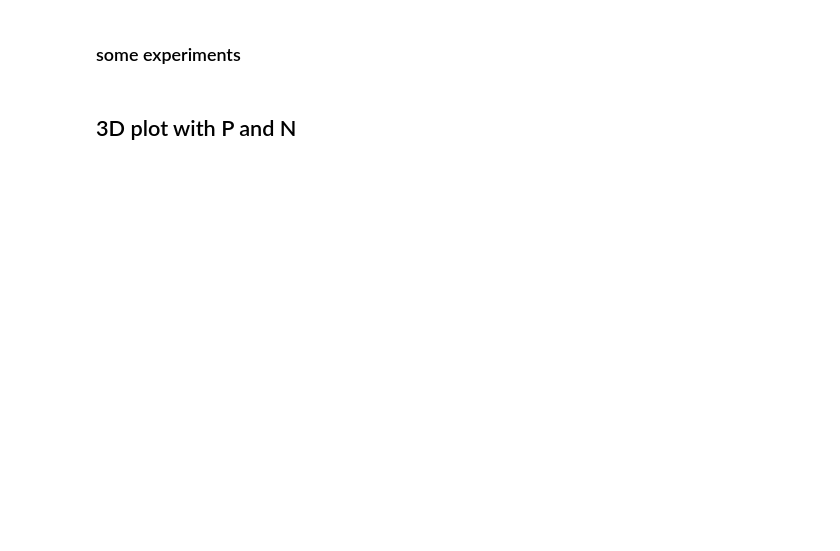
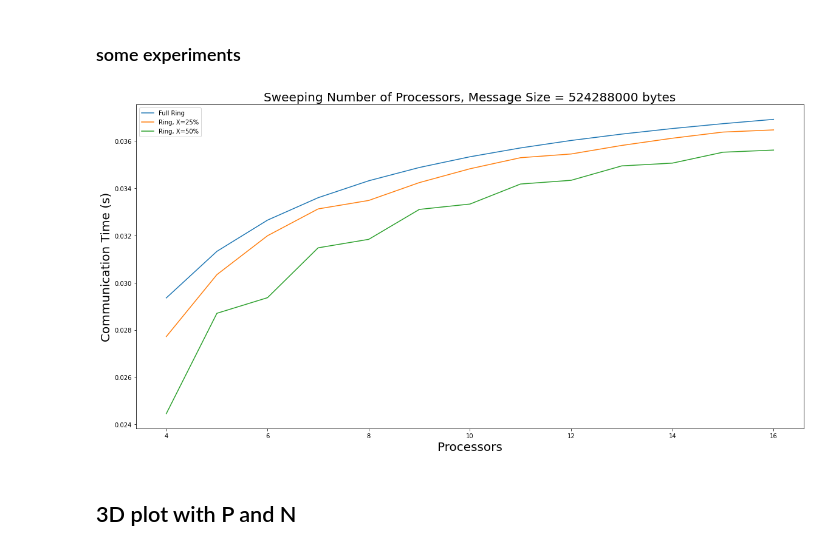
Before and after one commit to Yassawe/cost_models, a Jupyter notebook: main.ipynb, the cells around one changed output. Saved outputs shown, nothing was run; the diff lists cells and outputs as text; code cells hidden in the pictures; blank space fills up the shorter version.

```diff
--- a/main.ipynb
+++ b/main.ipynb
@@ -15,5 +15,5 @@ from matplotlib.ticker import LinearLocator
 # %%
-LT = 10e-5 #in seconds
+LT = 1e-5 #in seconds
 BW = 26843545600 #50GB/s, in bytes/second
 
 #HammingMesh, 400Gb/s = 50GB/s
@@ -50,6 +50,11 @@ def Ring(latency, bandwidth, P, N):
     beta = 1/bandwidth
     return 2*(P-1)*alpha + 2*beta*N*(P-1)/P
 
+def RingDropped(latency, bandwidth, P, N, X=1):
+    alpha = latency
+    beta = 1/bandwidth
+    return (P-1)*alpha + beta*N*(P-1)/P + (P-X-1)*alpha + beta*N*(P-X-1)/(P-X)
+
 def Tree(latency, bandwidth, P, N):
     alpha = latency
     beta = 1/bandwidth
@@ -89,6 +94,15 @@ def sweepProcessors(algos, N=20*2**20, Ps=np.arange(4, 1024, 1)):
             else:
                 results[key].append(algos[key](LT, BW, p, N))
     return results, Ps, ["Sweeping Number of Processors", "Processors", "Communication Time (s)"]
+
+def sweepProcessorsThesis(N=25*2**20, Ps=np.arange(4,256,1)):
+    results = {"Full Ring":[], "Ring, X=25%":[], "Ring, X=50%":[]}
+    for p in Ps:
+        results["Full Ring"].append(Ring(LT, BW, p, N))
+        results["Ring, X=25%"].append(RingDropped(LT, BW, p, N, X=int(0.25*p)))
+        results["Ring, X=50%"].append(RingDropped(LT, BW, p, N, X=int(0.5*p)))
+    return results, Ps, ["Sweeping Number of Processors, Message Size = {} bytes".format(N), "Processors", "Communication Time (s)"]
+
 
 def sweepMessageSize(algos, P=256, Ns=np.arange(2*2**20, 2*2**30, 2*2**20)):
     runtime = {}
@@ -131,6 +145,12 @@ def plotData(results, x_axis, PlotInfo):
     plt.show()
 # %% [markdown]
 ### some experiments
+# %%
+results, x_axis, plotInfo = sweepProcessorsThesis(N=500*2**20, Ps=np.arange(4,17,1))
+# %%
+plotData(results, x_axis, plotInfo)
+# %% [output]
+[figure, added]
 # %%
 algos = {
         # "Dragonfly, hierearchical AR with no dimension pipelining": Dragonfly_Hierarchical_dimensionNotPipelined,
```
Also changed, not shown: parts of 8 cells of this notebook.
